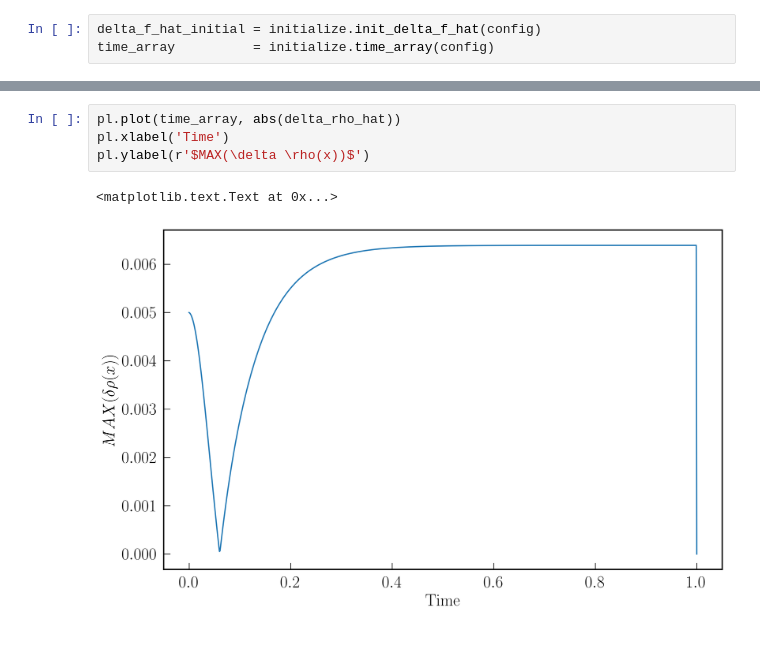
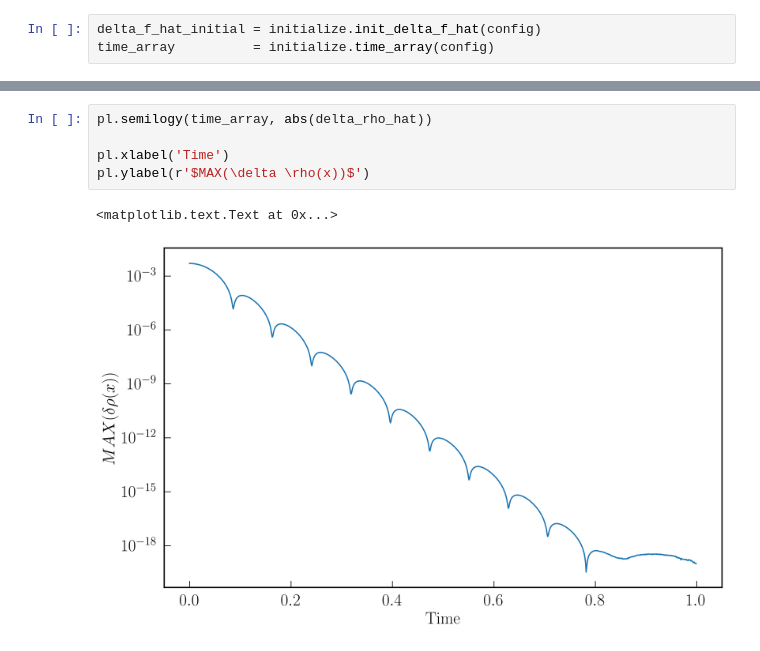
Before and after one commit to QuazarTech/Bolt, a Jupyter notebook: lts/2d_test_cases/fields_enabled_landau_damping/run.ipynb, the cells around one changed output, grey strips where cells are left out. Cells and saved outputs as stored; diff of their text form.

```diff
--- a/lts/2d_test_cases/fields_enabled_landau_damping/run.ipynb
+++ b/lts/2d_test_cases/fields_enabled_landau_damping/run.ipynb
@@ -61,10 +43,11 @@ delta_rho_hat, delta_f_hat_final = evolve.time_integration(config, delta_f_hat_i
 # %%
-pl.plot(time_array, abs(delta_rho_hat))
+pl.semilogy(time_array, abs(delta_rho_hat))
+
 pl.xlabel('Time')
 pl.ylabel(r'$MAX(\delta \rho(x))$')
 # %% [output]
 <matplotlib.text.Text at 0x...>
-[figure, old version]
+[figure, new version]
 # %%
 delta_rho_hat
 # %% [output]
```
Also changed, not shown: parts of 2 cells of this notebook, 10 other files.
